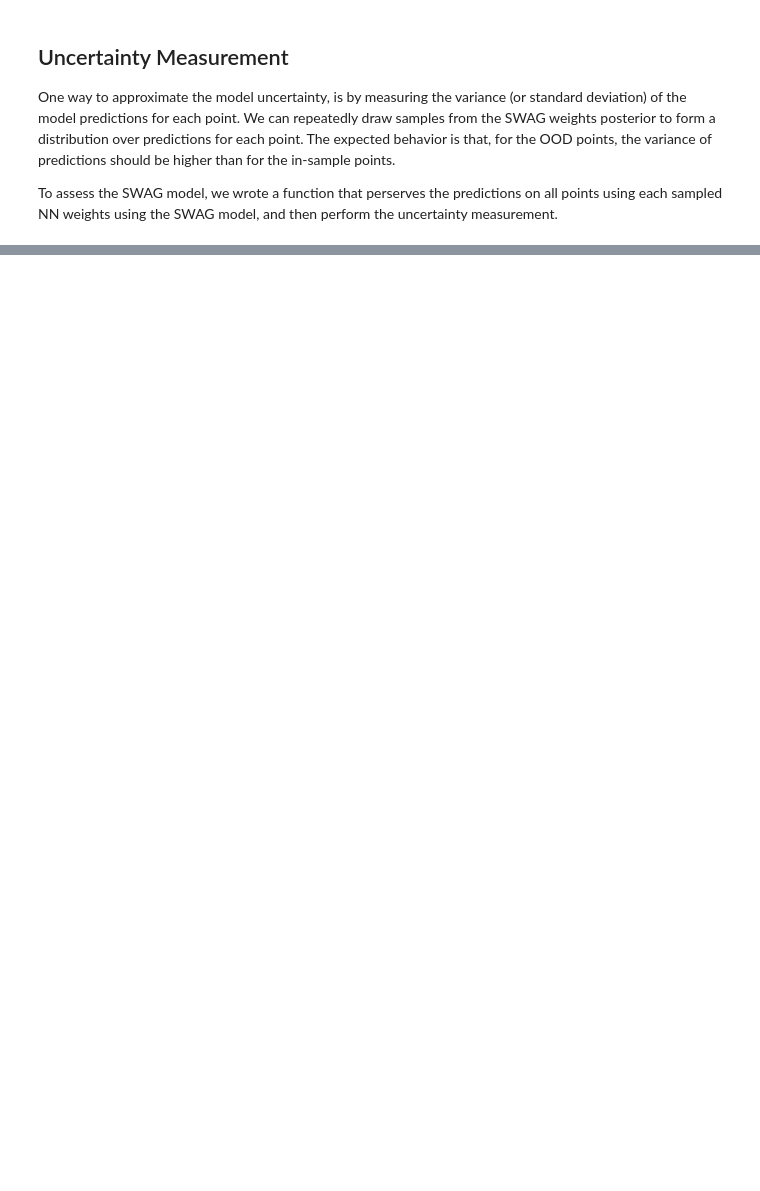
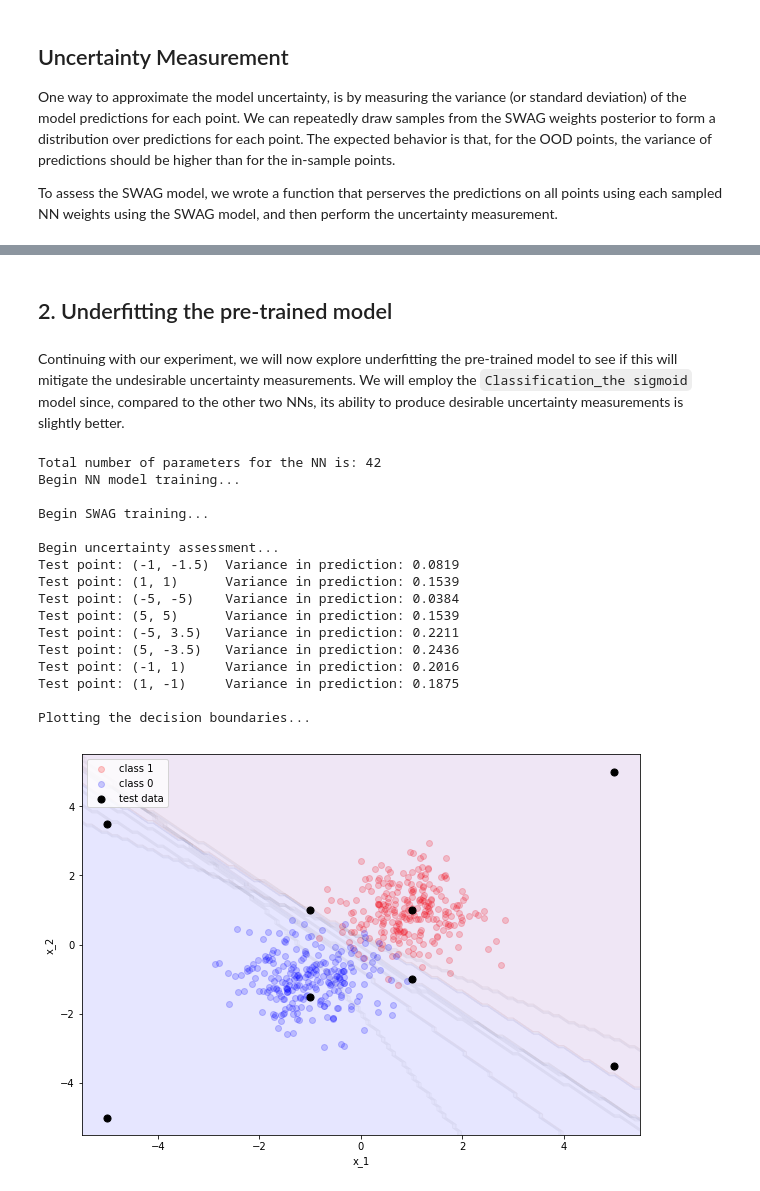
Before and after one commit to zihaoxu/swag_uncertainty, a Jupyter notebook: code/03_swag_classification.ipynb, the cells around one changed output, grey strips where cells are left out. Cells and saved outputs as stored; diff of their text form; code cells hidden in the pictures; blank space fills up the shorter version.

```diff
--- a/code/03_swag_classification.ipynb
+++ b/code/03_swag_classification.ipynb
@@ -282,0 +259,25 @@ plot_decision_boundary(swag, X, y, ax, poly_degree=1, test_points=X_test, shaded
+# %% [markdown]
+## 2. Underfitting the pre-trained model
+# %% [markdown]
+Continuing with our experiment, we will now explore underfitting the pre-trained model to see if this will mitigate the undesirable uncertainty measurements. We will employ the `Classification_the sigmoid` model since, compared to the other two NNs, its ability to produce desirable uncertainty measurements is slightly better.
+# %%
+# Train for 5 epochs
+swag = swag_trainer(Classification_sigmoid, train_epoch=5, n_models=10)
+# %% [output]
+Total number of parameters for the NN is: 42
+Begin NN model training...
+
+Begin SWAG training...
+
+Begin uncertainty assessment...
+Test point: (-1, -1.5)  Variance in prediction: 0.0819
+Test point: (1, 1)      Variance in prediction: 0.1539
+Test point: (-5, -5)    Variance in prediction: 0.0384
+Test point: (5, 5)      Variance in prediction: 0.1539
+Test point: (-5, 3.5)   Variance in prediction: 0.2211
+Test point: (5, -3.5)   Variance in prediction: 0.2436
+Test point: (-1, 1)     Variance in prediction: 0.2016
+Test point: (1, -1)     Variance in prediction: 0.1875
+
+Plotting the decision boundaries...
+[figure, added]
```
Also changed, not shown: parts of 28 cells of this notebook, 3 other files.
